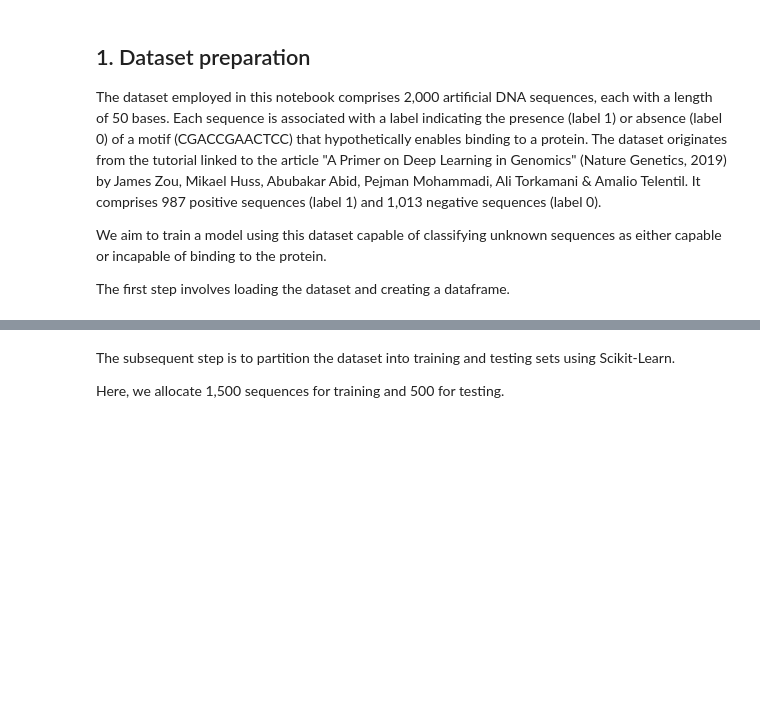
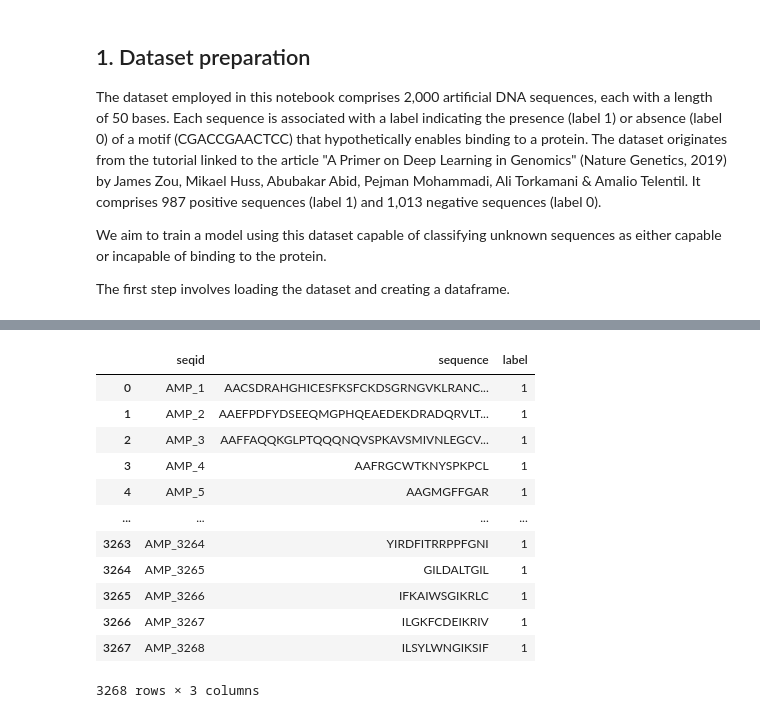
Before and after one commit to denilsonfbar/strkernels, a Jupyter notebook: docs/example_protein_classification.ipynb, the cells around one changed output, grey strips where cells are left out. Cells and saved outputs as stored; diff of their text form; code cells hidden in the pictures; blank space fills up the shorter version.

```diff
--- a/docs/example_protein_classification.ipynb
+++ b/docs/example_protein_classification.ipynb
@@ -47,4 +13,44 @@ Dataset dataframe:
-# %% [markdown]
-The subsequent step is to partition the dataset into training and testing sets using Scikit-Learn.
-
-Here, we allocate 1,500 sequences for training and 500 for testing.
+# %%
+import pandas as pd
+
+def read_fasta_to_dataframe(fasta_file):
+    data = []
+    with open(fasta_file, 'r') as file:
+        sequence_id = None
+        sequence = []
+
+        for line in file:
+            line = line.strip()
+            if line.startswith('>'):
+                if sequence_id is not None:
+                    data.append([sequence_id, ''.join(sequence)])
+                sequence_id = line[1:]
+                sequence = []
+            else:
+                sequence.append(line)
+
+        if sequence_id is not None:
+            data.append([sequence_id, ''.join(sequence)])
+
+    df = pd.DataFrame(data, columns=['seqid', 'sequence'])
+    return df
+# %%
+from os import path
+amp_seqs_file_path = path.join('data', 'Bhadra-et-al-2018', 'train_AMP_3268.fasta')
+amp_df = read_fasta_to_dataframe(amp_seqs_file_path)
+amp_df['label'] = 1
+amp_df
+# %% [output]
+|  | seqid | sequence | label |
+| 0 | AMP_1 | AACSDRAHGHICESFKSFCKDSGRNGVKLRANC... | 1 |
+| 1 | AMP_2 | AAEFPDFYDSEEQMGPHQEAEDEKDRADQRVLT... | 1 |
+| 2 | AMP_3 | AAFFAQQKGLPTQQQNQVSPKAVSMIVNLEGCV... | 1 |
+| 3 | AMP_4 | AAFRGCWTKNYSPKPCL | 1 |
+| 4 | AMP_5 | AAGMGFFGAR | 1 |
+| ... | ... | ... | ... |
+| 3263 | AMP_3264 | YIRDFITRRPPFGNI | 1 |
+| 3264 | AMP_3265 | GILDALTGIL | 1 |
+| 3265 | AMP_3266 | IFKAIWSGIKRLC | 1 |
+| 3266 | AMP_3267 | ILGKFCDEIKRIV | 1 |
+| 3267 | AMP_3268 | ILSYLWNGIKSIF | 1 |
+3268 rows × 3 columns
```
Also changed, not shown: parts of 20 cells of this notebook, 2 other files.
